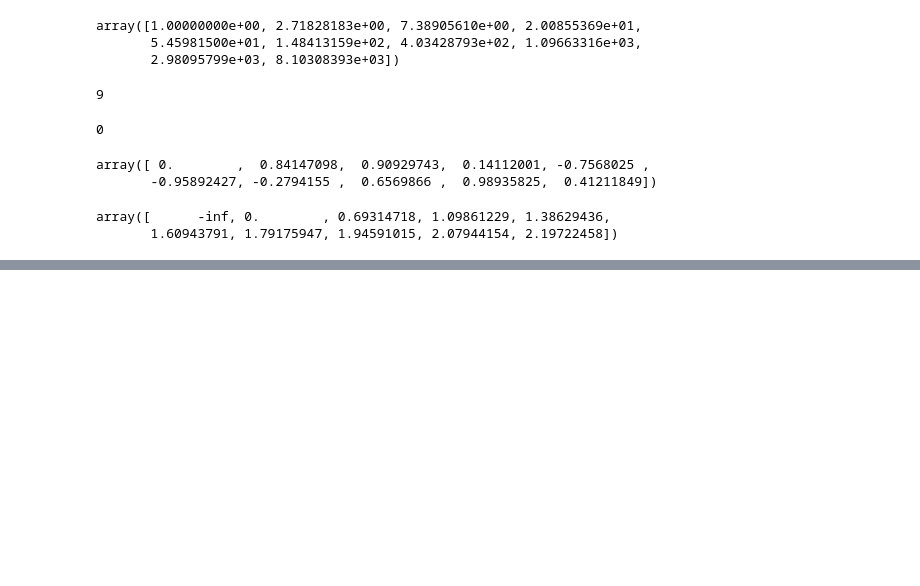
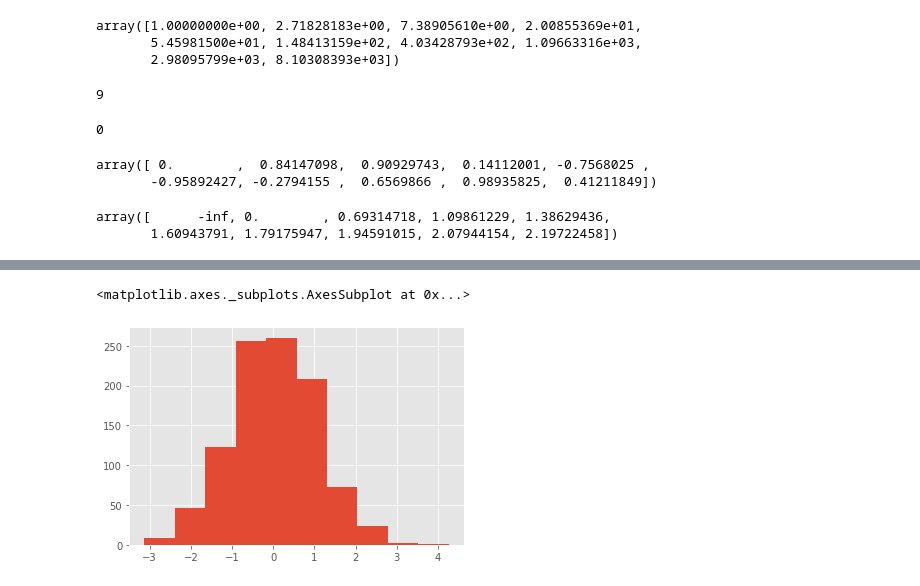
Before and after one commit to SUAHJO/lab0---UserId, a Jupyter notebook: Untitled2.ipynb, the cells around one changed output, grey strips where cells are left out. Saved outputs shown, nothing was run; the diff lists cells and outputs as text; code cells hidden in the pictures; blank space fills up the shorter version.

```diff
--- a/Untitled2.ipynb
+++ b/Untitled2.ipynb
@@ -2226,0 +1652,5 @@ pd.concat([df1,df2,df3], axis = 1)
+# %%
+df1['A'].hist()
+# %% [output]
+<matplotlib.axes._subplots.AxesSubplot at 0x...>
+[figure, added]
```
Also changed, not shown: parts of 154 cells of this notebook.
